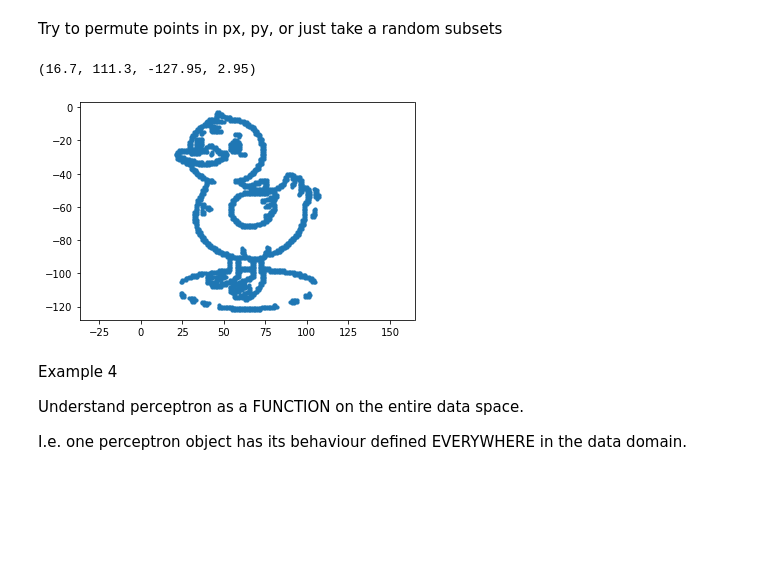
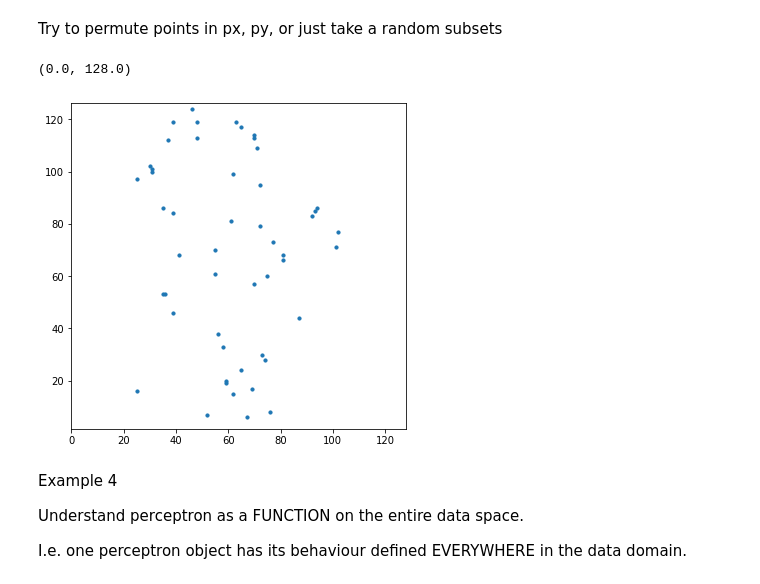
Before and after one commit to junjy007/ml_examples, a Jupyter notebook: 4_LinearModel.ipynb, the cells around one changed output. Drawn from its saved outputs; the diff is of its cells as text; code cells hidden in the pictures; blank space fills up the shorter version.

```diff
--- a/4_LinearModel.ipynb
+++ b/4_LinearModel.ipynb
@@ -135,18 +156,27 @@ image = Image.open(imfile).convert('RGB')
 image = image.resize((128, 128))
 image = (np.array(image)[:, :, 0] > 128).astype(np.float32)
 py, px = np.nonzero(1-image)
+py = 128 - py
 # %% [markdown]
 Note it is the collection that makes sense.
 
 The order of the data can change.
 # %% [markdown]
 Try to permute points in px, py, or just take a random subsets
-# %%
-plt.scatter(px, -py, s=10)
-plt.axis('equal')
-# %% [output]
-(16.7, 111.3, -127.95, 2.95)
-[figure, removed]
+# %%
+N = 50
+idx = np.random.permutation(np.arange(len(px)))
+idx = np.random.choice(idx, N)
+px1 = px[idx]
+py1 = py[idx]
+fig, ax = plt.subplots(1, 1, figsize=(6, 6))
+ax.scatter(px1, py1, s=10)
+ax.axis('equal')
+ax.set_xlim([0, 128])
+ax.set_ylim([0, 128])
+# %% [output]
+(0.0, 128.0)
+[figure, added]
 # %% [markdown]
 Example 4
 
```
Also changed, not shown: parts of 17 cells of this notebook, 41 other files.
